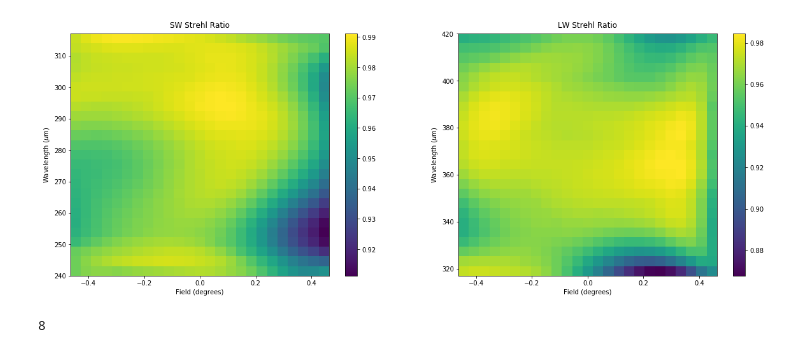
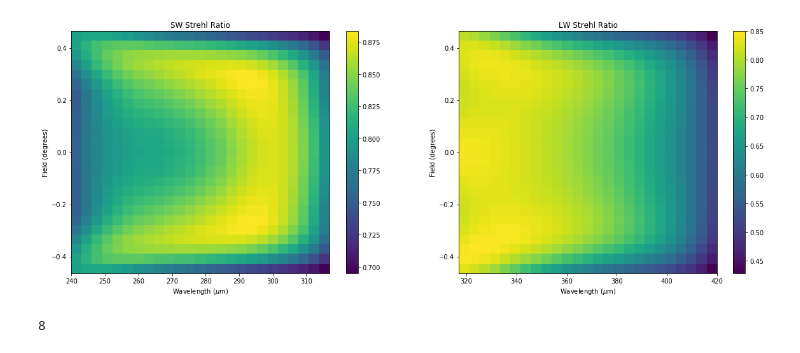
Before and after one commit to tim-balloon/tim-inst_modl, a Jupyter notebook: optics_analysis/Strehl Ratio Zemax Plotting.ipynb, the cells around one changed output. Saved outputs shown, nothing was run; the diff lists cells and outputs as text; code cells hidden in the pictures.

Commit message:
Add reverse model analyses and supporting data

```diff
--- a/optics_analysis/Strehl Ratio Zemax Plotting.ipynb
+++ b/optics_analysis/Strehl Ratio Zemax Plotting.ipynb
@@ -3,11 +3,11 @@ import numpy as np
 import matplotlib.pyplot as plt
 # %%
 # Filepath to the output data stored in a numpy array
-filePath = 'TIM_StrehlData.npy'
+filePath = 'TIM_StrehlData_v2.npy'
 
 # data is stored in a dictionary with the keys: 'SW' and 'LW', which are numpy arrays
 # containing the Strehl ratio as a function of field (row) and wavelength (column)
-data = np.load(filePath).item()
+data = np.load(filePath, allow_pickle=True).item()
 SWdata = data['SW']
 LWdata = data['LW']
 
@@ -26,24 +26,24 @@ fields = np.linspace(F1,F2,numFields)
 # %%
 fig, (ax_SW, ax_LW) = plt.subplots(1,2,figsize=(20,7))
 
 ax_SW.set_title('SW Strehl Ratio')
 ax_LW.set_title('LW Strehl Ratio')
 
-ax_SW.set_xlabel('Field (degrees)')
-ax_SW.set_ylabel('Wavelength ($\mu$m)')
+ax_SW.set_ylabel('Field (degrees)')
+ax_SW.set_xlabel('Wavelength ($\mu$m)')
 
-ax_LW.set_xlabel('Field (degrees)')
-ax_LW.set_ylabel('Wavelength ($\mu$m)')
+ax_LW.set_ylabel('Field (degrees)')
+ax_LW.set_xlabel('Wavelength ($\mu$m)')
 
-im_SW = ax_SW.imshow(SWdata, extent=[F1,F2,SW1,SW2], aspect='auto')
+im_SW = ax_SW.imshow(SWdata, extent=[SW1,SW2,F1,F2], aspect='auto')
 fig.colorbar(im_SW, ax=ax_SW);
 
-im_LW = ax_LW.imshow(LWdata, extent=[F1,F2,LW1,LW2], aspect='auto')
+im_LW = ax_LW.imshow(LWdata, extent=[LW1,LW2,F1,F2], aspect='auto')
 fig.colorbar(im_LW, ax=ax_LW);
 
 plt.show()
 # %% [output]
-[figure, old version]
+[figure, new version]
 # %%
 np.sum(LWdata < 0.9)
 # %% [output]
```
Also changed, not shown: parts of 4 cells of this notebook, 10 other files.
